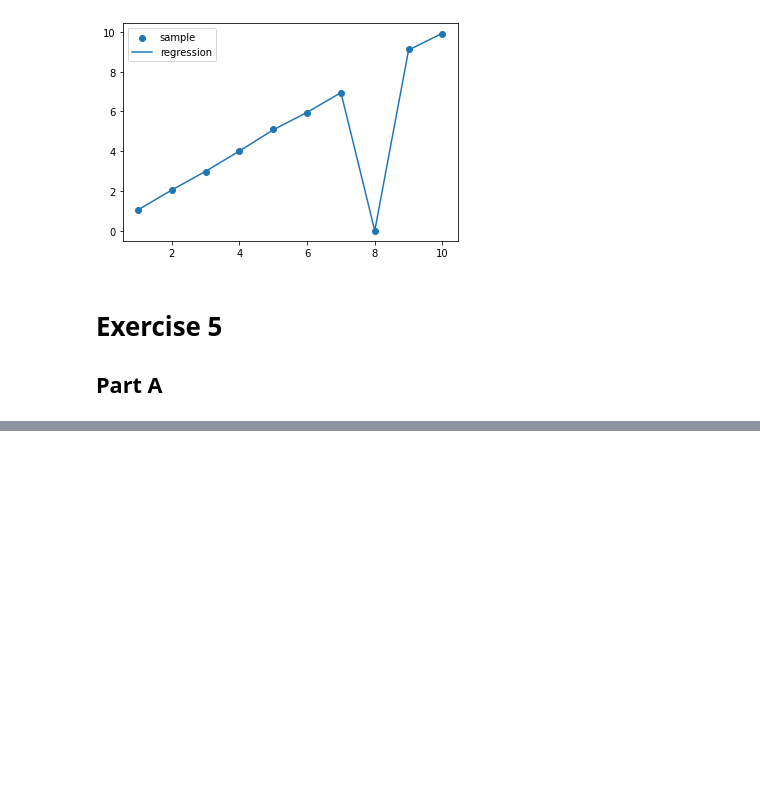
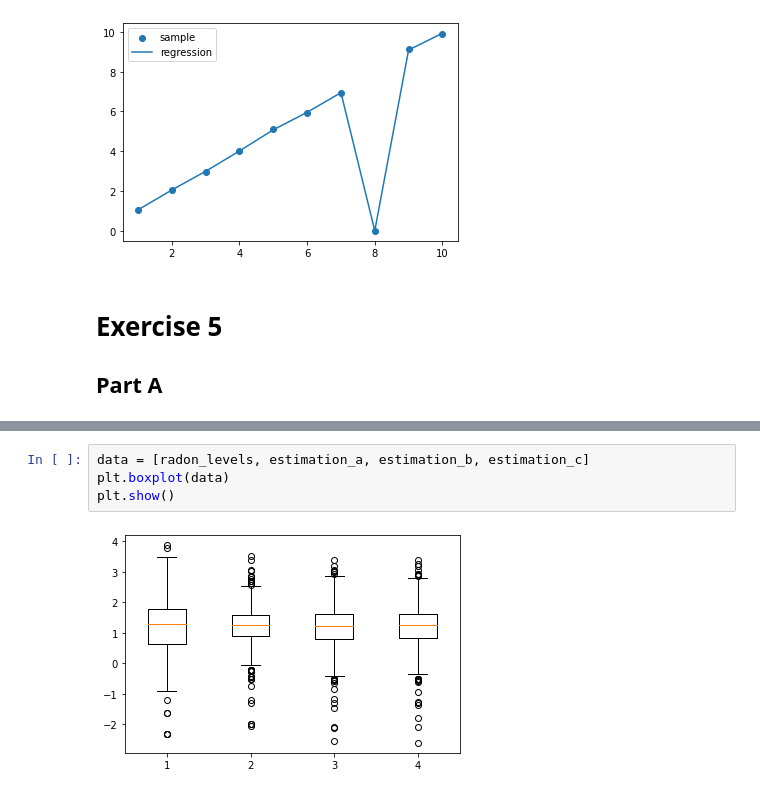
Before and after one commit to vyeoms/assignments, a Jupyter notebook: stats4ds/week5py.ipynb, the cells around one changed output, grey strips where cells are left out. Drawn from its saved outputs; the diff is of its cells as text; blank space fills up the shorter version.

```diff
--- a/stats4ds/week5py.ipynb
+++ b/stats4ds/week5py.ipynb
@@ -540,0 +797,6 @@ posterior = stan.build(stan_code, data=stan_data, random_seed=0)
+# %%
+data = [radon_levels, estimation_a, estimation_b, estimation_c]
+plt.boxplot(data)
+plt.show()
+# %% [output]
+[figure, added]
```
Also changed, not shown: parts of 15 cells of this notebook.
